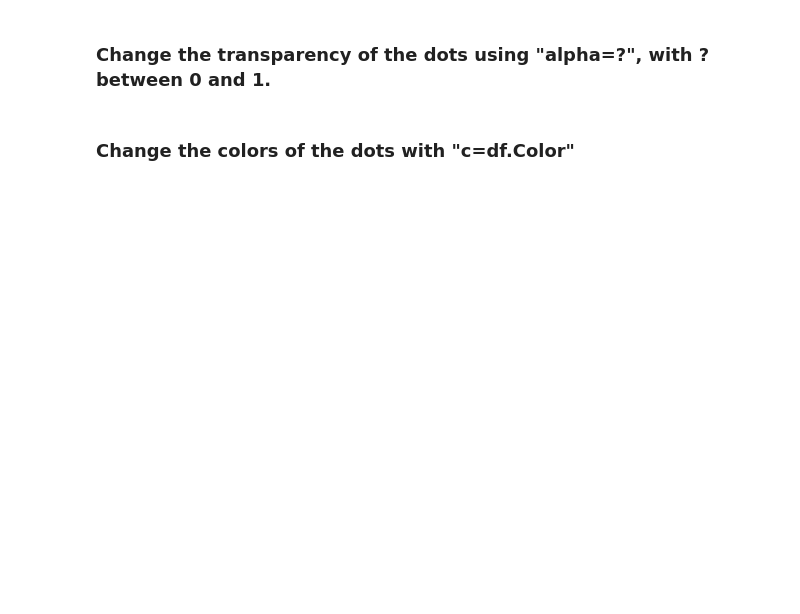
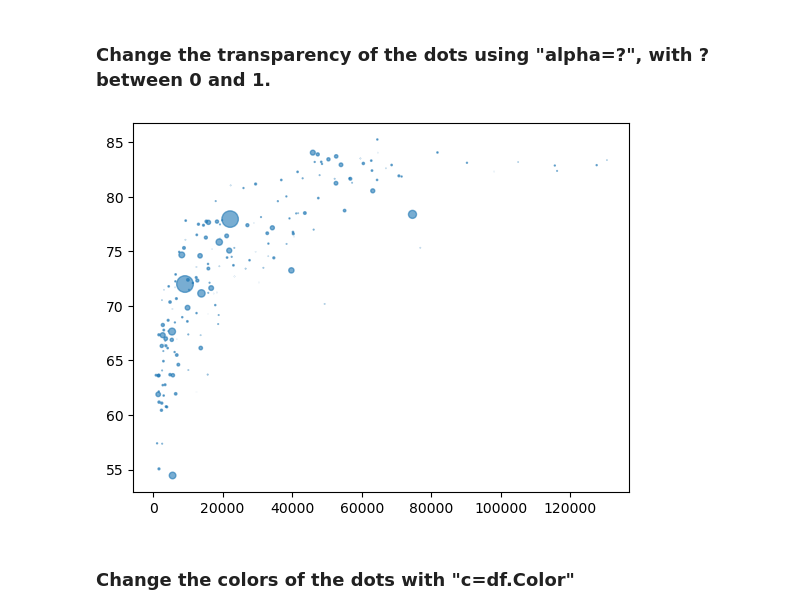
Before and after one commit to jja67/MBA-Business-Analytics, a Jupyter notebook: Class_hands_on/module4/data_visualization_exercise.ipynb, the cells around one changed output. Saved outputs shown, nothing was run; the diff lists cells and outputs as text; code cells hidden in the pictures; blank space fills up the shorter version.

```diff
--- a/Class_hands_on/module4/data_visualization_exercise.ipynb
+++ b/Class_hands_on/module4/data_visualization_exercise.ipynb
@@ -22,4 +37,9 @@ df = pd.read_csv("gdp_and_life_expectancy.csv")
 # %% [markdown]
 ### Change the transparency of the dots using "alpha=?", with ? between 0 and 1. ###
+# %%
+plt.scatter(df.gdp_2023, df.le_2023, s=df.pop_2023/1e7, alpha=0.6)
+plt.show()
+# %% [output]
+[figure, added]
 # %% [markdown]
 ### Change the colors of the dots with "c=df.Color" ###
```
Also changed, not shown: parts of 9 cells of this notebook, 1 other file.
